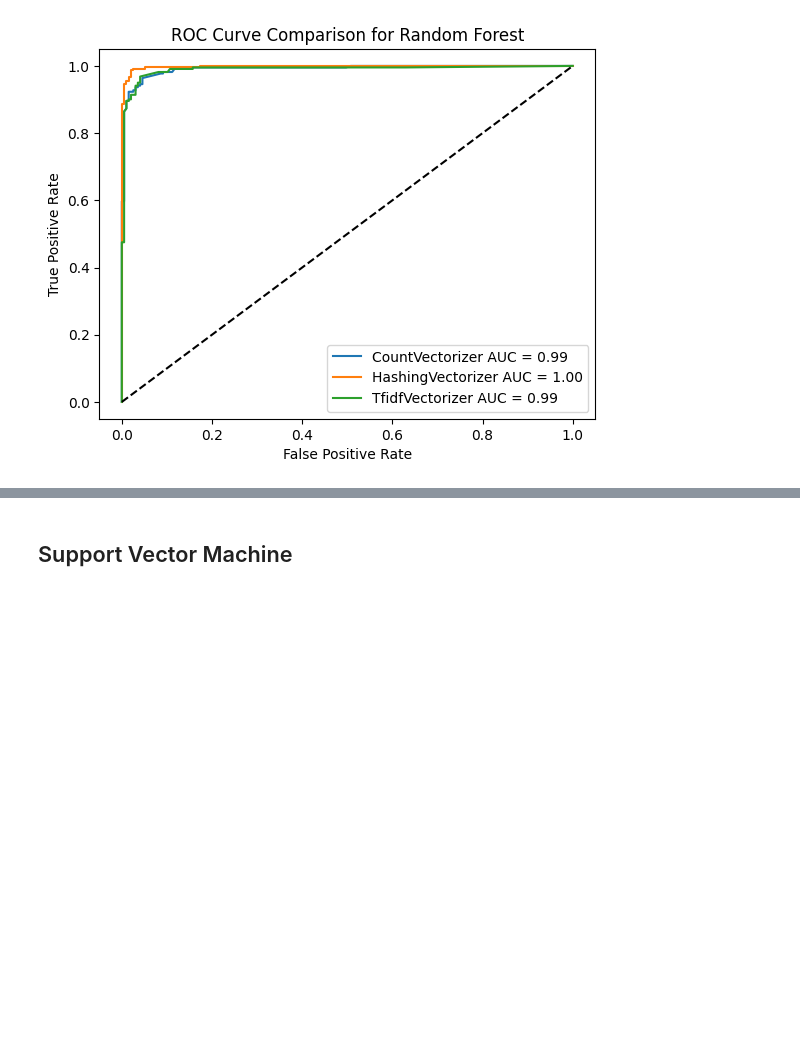
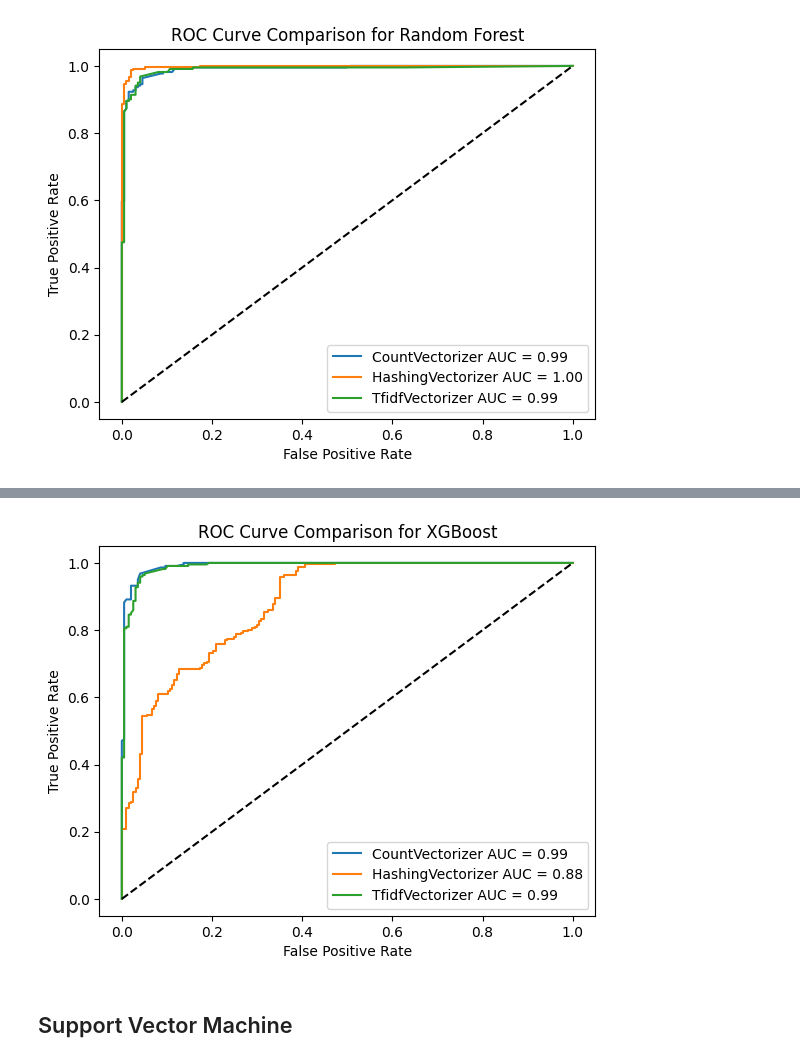
Before and after one commit to seblmn/AH2179_Traffic_Sentiment_Analysis, a Jupyter notebook: traffic_sentiment_analysis.ipynb, the cells around one changed output, grey strips where cells are left out. Drawn from its saved outputs; the diff is of its cells as text; code cells hidden in the pictures; blank space fills up the shorter version.

```diff
--- a/traffic_sentiment_analysis.ipynb
+++ b/traffic_sentiment_analysis.ipynb
@@ -452,3 +563,15 @@ plt.show()
+# %%
+plt.plot(fpr_xgb_cv, tpr_xgb_cv, label=f'CountVectorizer AUC = {auc_xgb_cv:.2f}')
+plt.plot(fpr_xgb_hv, tpr_xgb_hv, label=f'HashingVectorizer AUC = {auc_xgb_hv:.2f}')
+plt.plot(fpr_xgb_tv, tpr_xgb_tv, label=f'TfidfVectorizer AUC = {auc_xgb_tv:.2f}')
+plt.plot([0, 1], [0, 1], 'k--')
+plt.xlabel('False Positive Rate')
+plt.ylabel('True Positive Rate')
+plt.title('ROC Curve Comparison for XGBoost')
+plt.legend()
+plt.show()
+# %% [output]
+[figure, added]
 # %% [markdown]
 ## Support Vector Machine
 # %%
```
Also changed, not shown: parts of 5 cells of this notebook.
